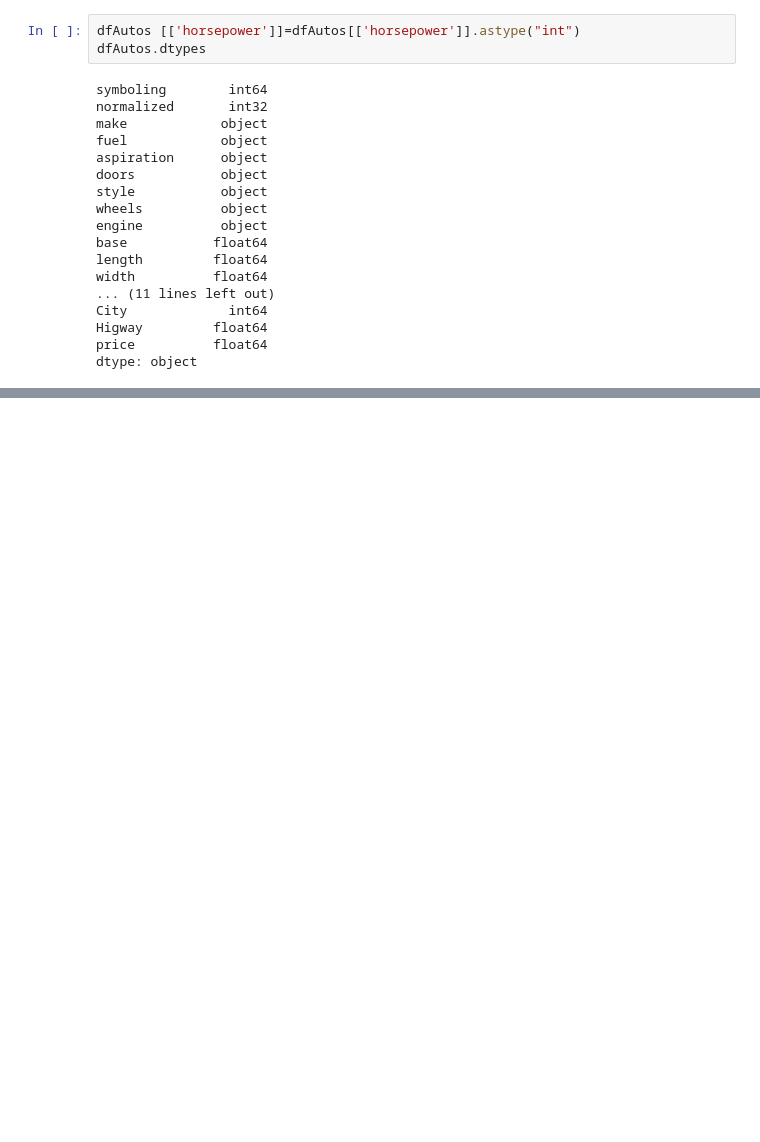
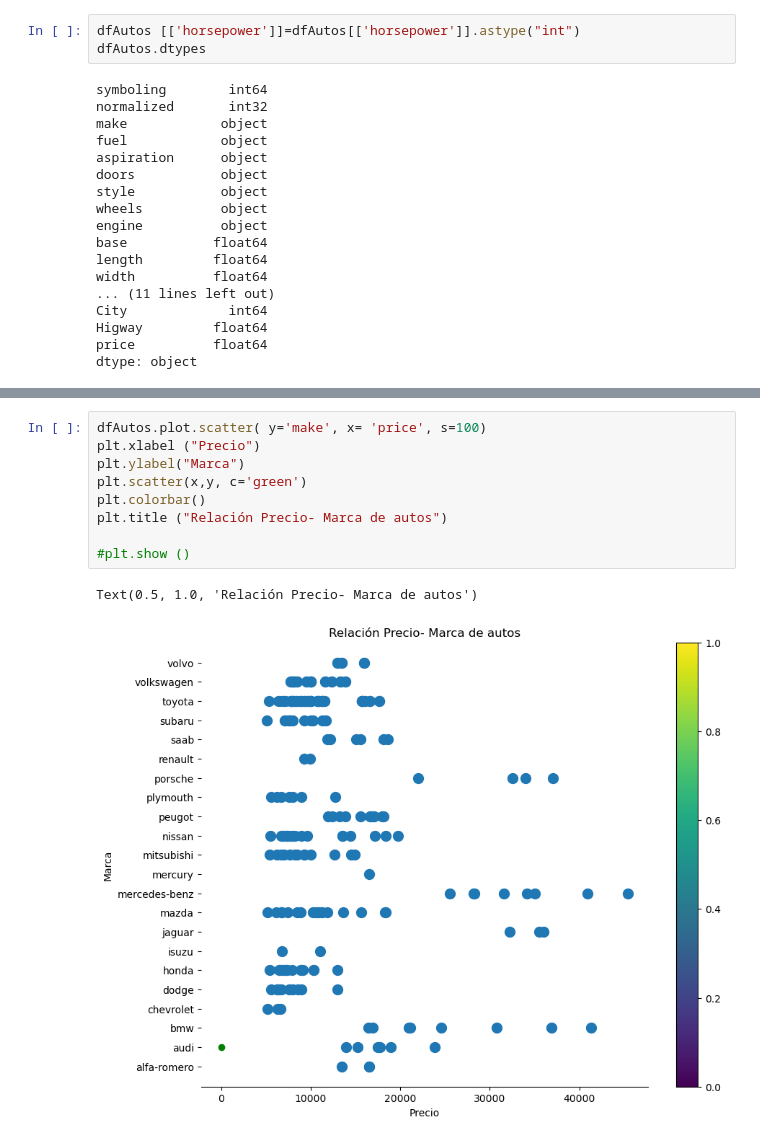
Before and after one commit to yulivaspa28/Proyectosemana11, a Jupyter notebook: ProyectoDeClaseAnalisis.ipynb, the cells around one changed output, grey strips where cells are left out. Cells and saved outputs as stored; diff of their text form; blank space fills up the shorter version.

```diff
--- a/ProyectoDeClaseAnalisis.ipynb
+++ b/ProyectoDeClaseAnalisis.ipynb
@@ -574,0 +762,12 @@ dfAutos.head(5)
+# %%
+dfAutos.plot.scatter( y='make', x= 'price', s=100)
+plt.xlabel ("Precio")
+plt.ylabel("Marca")
+plt.scatter(x,y, c='green')
+plt.colorbar()
+plt.title ("Relación Precio- Marca de autos")
+
+#plt.show ()
+# %% [output]
+Text(0.5, 1.0, 'Relación Precio- Marca de autos')
+[figure, added]
```
Also changed, not shown: parts of 51 cells of this notebook.
